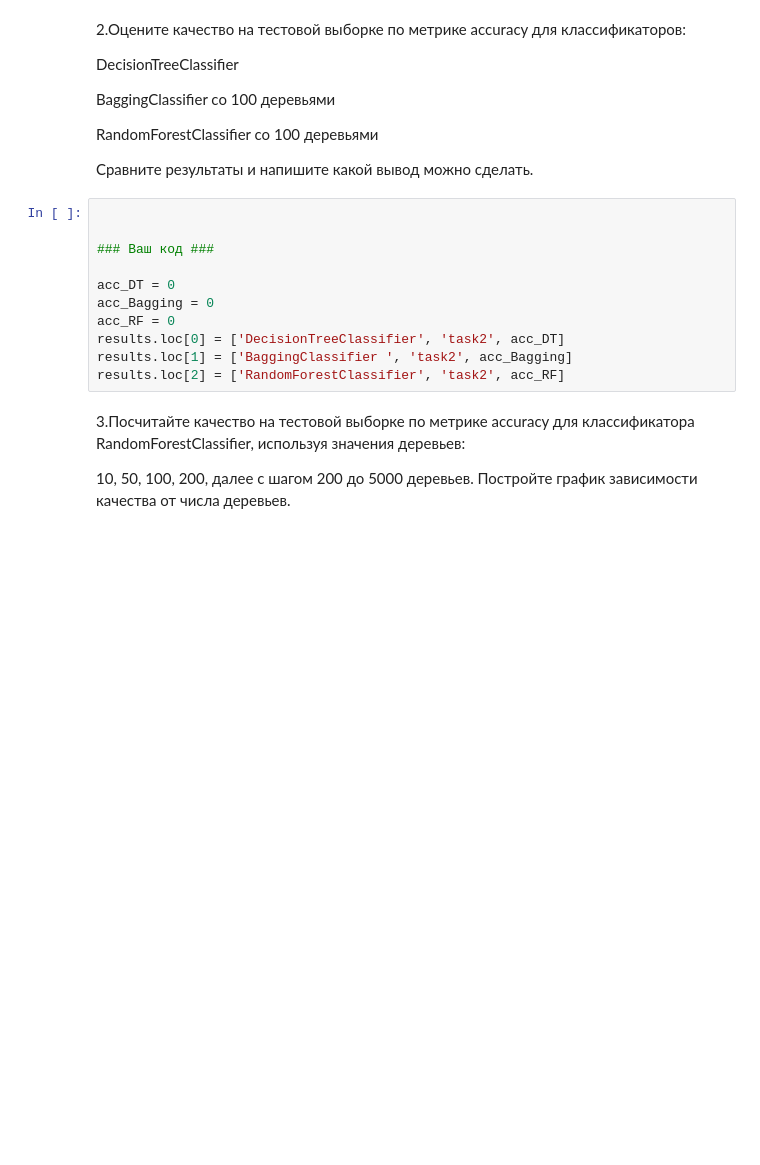
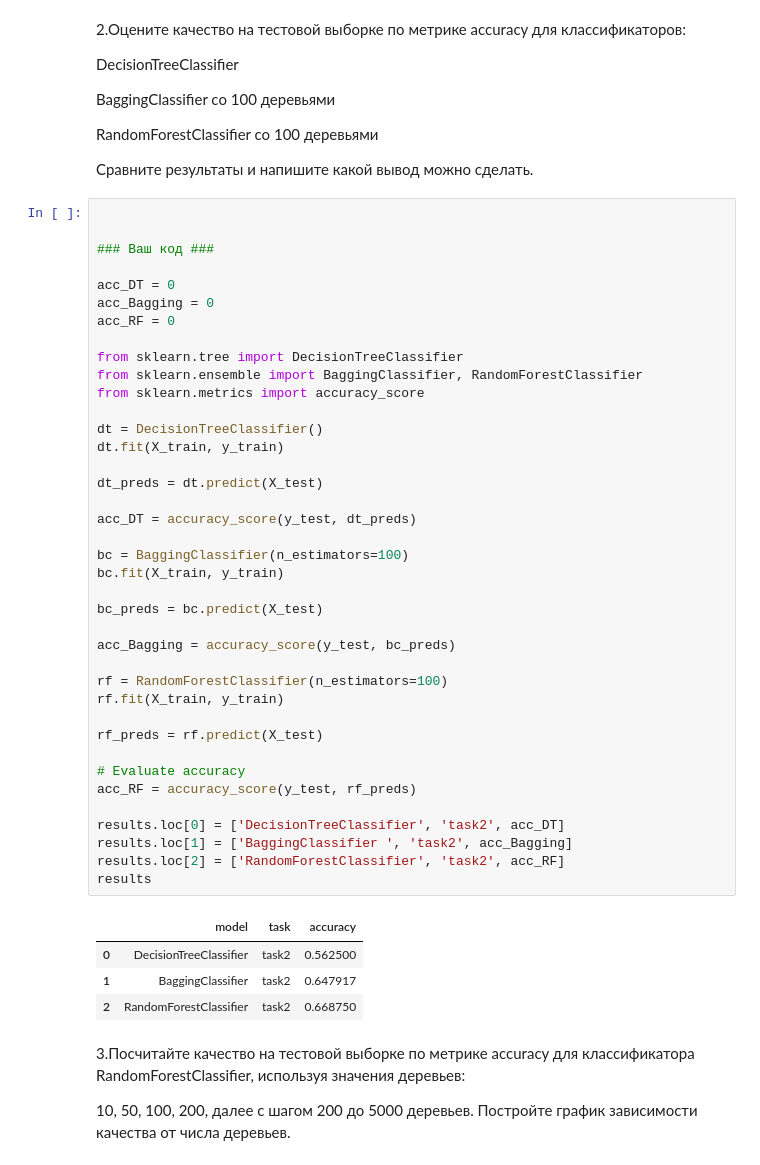
Before and after one commit to omutninsk/ml_3, a Jupyter notebook: HW_4_ML.ipynb, the cells around one changed output. Saved outputs shown, nothing was run; the diff lists cells and outputs as text; blank space fills up the shorter version.

```diff
--- a/HW_4_ML.ipynb
+++ b/HW_4_ML.ipynb
@@ -28,14 +41,47 @@ RandomForestClassifier со 100 деревьями
 # %%
 
 
 ### Ваш код ###
 
 acc_DT = 0
 acc_Bagging = 0
 acc_RF = 0
+
+from sklearn.tree import DecisionTreeClassifier
+from sklearn.ensemble import BaggingClassifier, RandomForestClassifier
+from sklearn.metrics import accuracy_score
+
+dt = DecisionTreeClassifier()
+dt.fit(X_train, y_train)
+
+dt_preds = dt.predict(X_test)
+
+acc_DT = accuracy_score(y_test, dt_preds)
+
+bc = BaggingClassifier(n_estimators=100)
+bc.fit(X_train, y_train)
+
+bc_preds = bc.predict(X_test)
+
+acc_Bagging = accuracy_score(y_test, bc_preds)
+
+rf = RandomForestClassifier(n_estimators=100)
+rf.fit(X_train, y_train)
+
+rf_preds = rf.predict(X_test)
+
+# Evaluate accuracy
+acc_RF = accuracy_score(y_test, rf_preds)
+
 results.loc[0] = ['DecisionTreeClassifier', 'task2', acc_DT]
 results.loc[1] = ['BaggingClassifier ', 'task2', acc_Bagging]
 results.loc[2] = ['RandomForestClassifier', 'task2', acc_RF]
+results
+# %% [output]
+|  | model | task | accuracy |
+| 0 | DecisionTreeClassifier | task2 | 0.562500 |
+| 1 | BaggingClassifier | task2 | 0.647917 |
+| 2 | RandomForestClassifier | task2 | 0.668750 |
 # %% [markdown]
 3.Посчитайте качество на тестовой выборке по метрике accuracy для классификатора RandomForestClassifier, используя значения деревьев:
 
```
Also changed, not shown: parts of 7 cells of this notebook.
